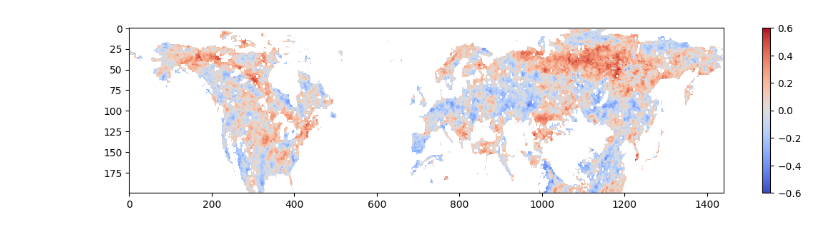
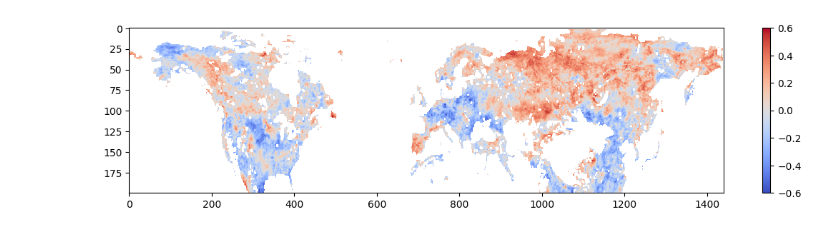
Before and after one commit to melioristic/preconditioned-compound-vegetation, a Jupyter notebook: nb_corr.ipynb, the cells around one changed output. Drawn from its saved outputs; the diff is of its cells as text; code cells hidden in the pictures.

```diff
--- a/nb_corr.ipynb
+++ b/nb_corr.ipynb
@@ -48,39 +45,2 @@ summer_lai = lai_summer["GLOBMAP_LAI"][:,:,:].values
-# %%
-t2m_correlation = np.empty((200, 1440))
-tp_correlation = np.empty((200, 1440))
-t2m_correlation[:] = np.nan
-tp_correlation[:] = np.nan
-
-for lat_i, lat in enumerate(lai_data.lat.values):
-    for lon_i , lon in enumerate(lai_data.lon.values):
-
-        lai_w = lai_winter.GLOBMAP_LAI.sel(lon=lon, lat=lat).to_numpy()[1:-1]
-        swvlall_w = swvlall_winter.swvlall.sel(longitude=lon, latitude=lat).to_numpy()[2:-1]
-        if np.isnan(lai_w).any() == True:
-            pass
-        elif np.isnan(swvlall_w).all() == True:
-            pass
-        else:
-
-
-            # FOR LAI
-            # taking winter of 1982 and not 1981 which is partial
-            # subsequently we leave the last year
-            # Account for 1 more year because of the DJA problem
-
-            lai_su = lai_summer.GLOBMAP_LAI.sel(lon=lon, lat=lat).to_numpy()[:-1]
-
-            # FOR CLIMATE
-            # We have an extra year for climate data, thus need to shift with a +1
-            t2m_w = t2m_winter.t2m.sel(longitude=lon, latitude=lat).to_numpy()[2:-1]
-
-            tp_w = tp_winter.tp.sel(longitude=lon, latitude=lat).to_numpy()[2:-1]
-
-            t2m_correlation[lat_i, lon_i]  = np.corrcoef(lai_su, t2m_w)[0,1]
-            tp_correlation[lat_i, lon_i]  = np.corrcoef(lai_su, tp_w)[0,1]
-
-
-np.save("lai_s_t2m_w.npy", t2m_correlation)
-np.save("lai_s_t2m_w.npy", tp_correlation)
 # %%
 # %% [output]
@@ -88,11 +107,8 @@ np.save("lai_s_t2m_w.npy", tp_correlation)
 # %%
-# t2m_correlation[t2m_correlation>10] = np.nan
-# t2m_correlation[t2m_correlation<-10] = np.nan
-
 fig, ax =plt.subplots(figsize=(14,3))
 
-plt.imshow(np.flip(tp_correlation, axis=0), cmap = "coolwarm", aspect = 2, vmin = -0.6, vmax =0.6)
+plt.imshow(np.flip(t2m_lai_corr, axis=0), cmap = "coolwarm", aspect = 2, vmin = -0.6, vmax =0.6)
 plt.colorbar()
-plt.savefig("tp_corr.png")
+plt.savefig("t2m_w_lai_su_corr.png")
 # %% [output]
-[figure, old version]
+[figure, new version]
```
Also changed, not shown: parts of 11 cells of this notebook, 58 other files.
